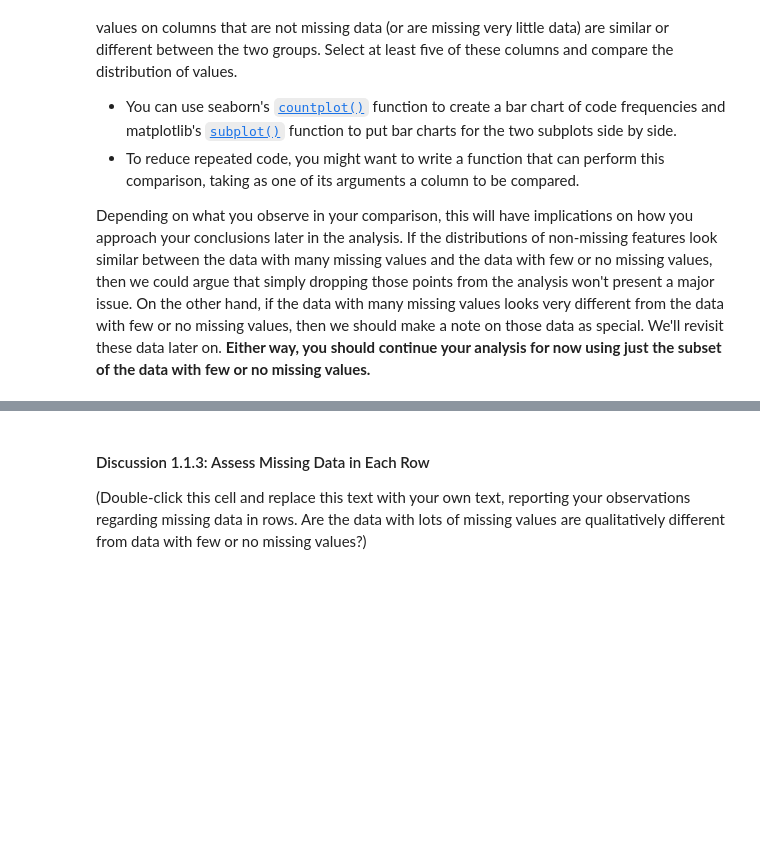
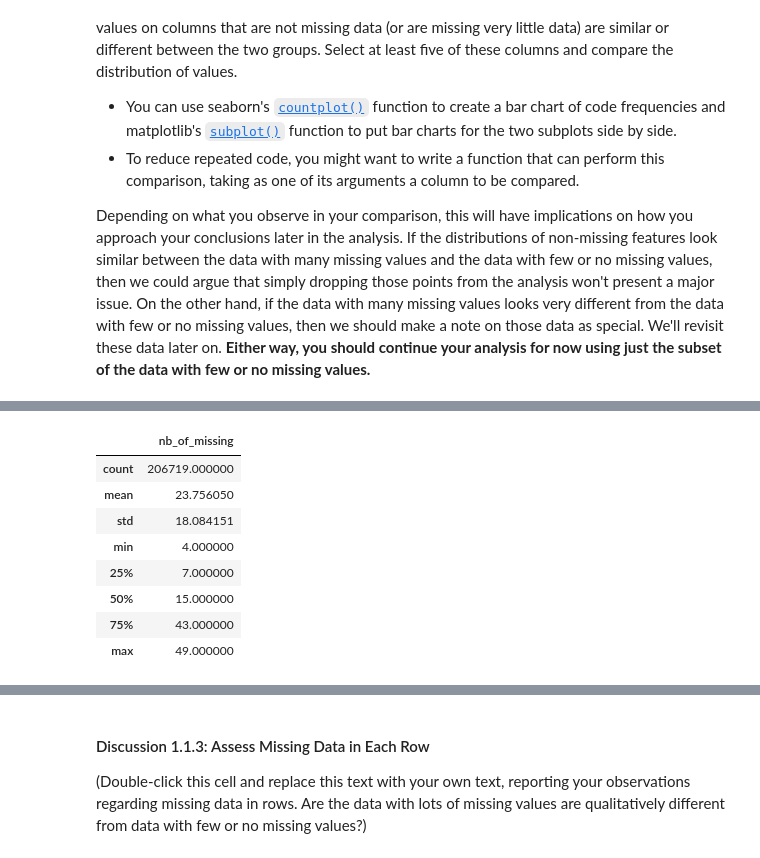
Before and after one commit to jlcossi/identify_customer_segments, a Jupyter notebook: Identify_Customer_Segments.ipynb, the cells around one changed output, grey strips where cells are left out. Cells and saved outputs as stored; diff of their text form; code cells hidden in the pictures; blank space fills up the shorter version.

```diff
--- a/Identify_Customer_Segments.ipynb
+++ b/Identify_Customer_Segments.ipynb
@@ -286,0 +314,13 @@ Depending on what you observe in your comparison, this will have implications on
+# %%
+# How is the distribution especially above 3 ?
+df_azdias_row_missing.query('nb_of_missing > 3').describe()
+# %% [output]
+|  | nb_of_missing |
+| count | 206719.000000 |
+| mean | 23.756050 |
+| std | 18.084151 |
+| min | 4.000000 |
+| 25% | 7.000000 |
+| 50% | 15.000000 |
+| 75% | 43.000000 |
+| max | 49.000000 |
```
Also changed, not shown: parts of 10 cells of this notebook.
